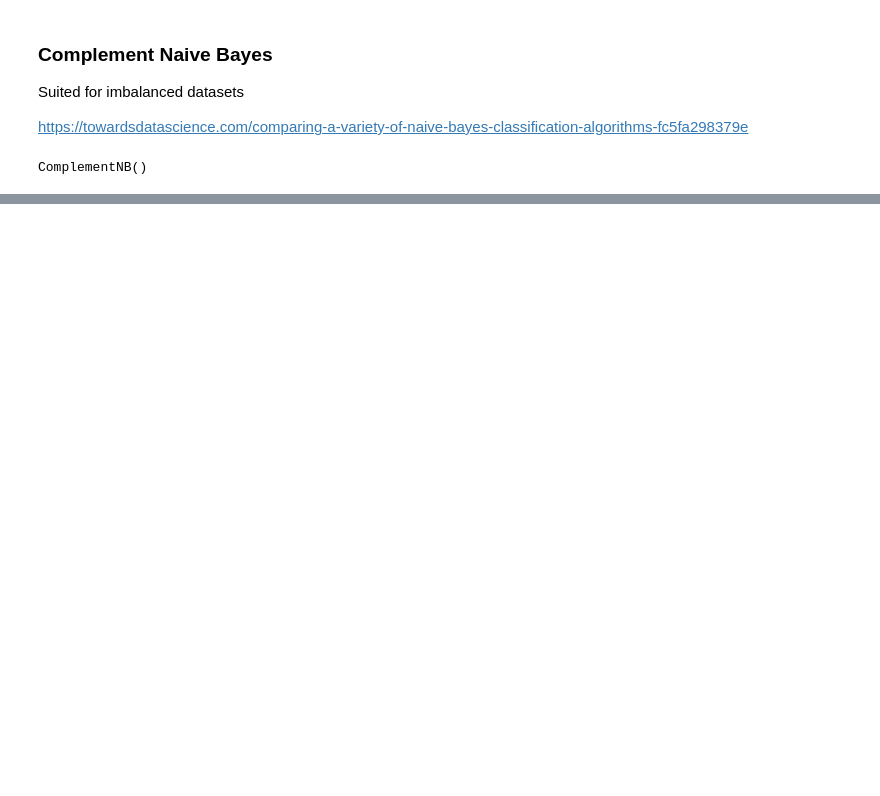
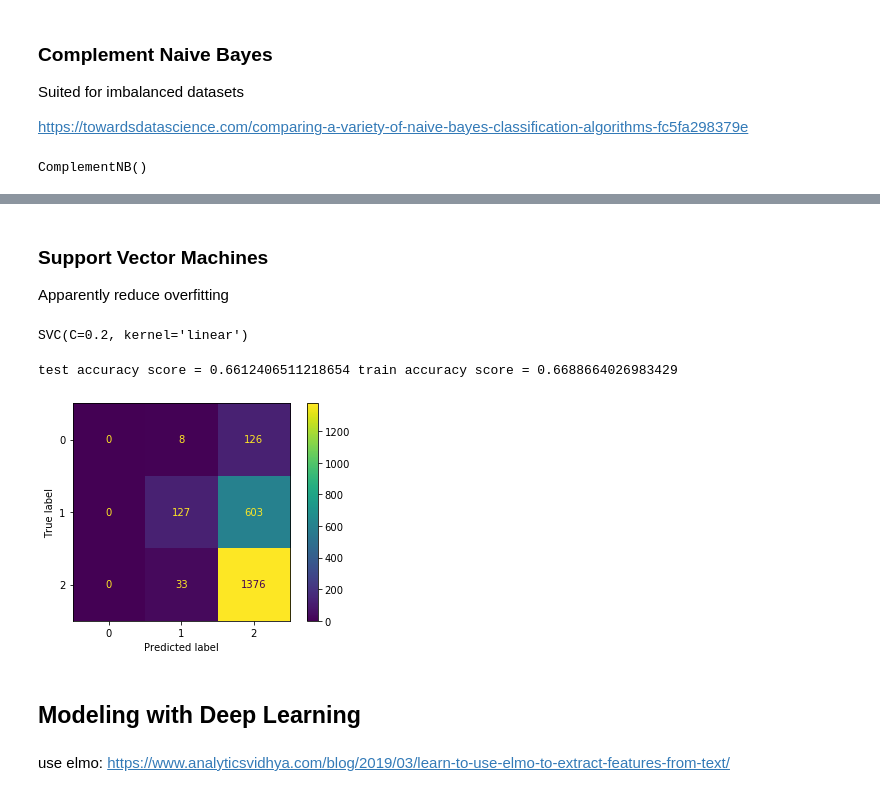
Before and after one commit to christisarv/NLP-sentiment-analysis, a Jupyter notebook: Data Exploration Notebook.ipynb, the cells around one changed output, grey strips where cells are left out. Drawn from its saved outputs; the diff is of its cells as text; code cells hidden in the pictures; blank space fills up the shorter version.

Commit message:
more modeling

```diff
--- a/Data Exploration Notebook.ipynb
+++ b/Data Exploration Notebook.ipynb
@@ -344,7 +398,4 @@ X_test_count = count_vectorizer.transform(X_test)
 nb_classifier = MultinomialNB()
 
 nb_classifier.fit(X_train_count, y_train)
-
-train_preds = nb_classifier.predict(X_train_count)
-test_preds = nb_classifier.predict(X_test_count)
 # %% [output]
@@ -359,0 +403,9 @@ plot_confusion_matrix(nb_classifier, X_test_count, y_test)
+# %%
+def score(clf, X_train, y_train, X_test, y_test):
+    train_preds = clf.predict(X_train)
+    test_preds = clf.predict(X_test)
+    train_score = accuracy_score(y_train, train_preds)
+    test_score = accuracy_score(y_test, test_preds)
+    print('test accuracy score =', test_score,
+          'train accuracy score =', train_score)
+    plot_confusion_matrix(clf, X_test, y_test)
@@ -428,0 +471,18 @@ plot_confusion_matrix(cnb, tfidf_test, y_test)
+# %% [markdown]
+### Support Vector Machines
+
+Apparently reduce overfitting
+# %%
+from sklearn.svm import SVC
+
+svc_clf = SVC(kernel='linear', C=0.2)
+svc_clf.fit(tfidf_train, y_train)
+# %% [output]
+SVC(C=0.2, kernel='linear')
+# %%
+score(svc_clf, tfidf_train, y_train, tfidf_test, y_test)
+# %% [output]
+test accuracy score = 0.6612406511218654 train accuracy score = 0.6688664026983429
+[figure, added]
+# %% [markdown]
+## Modeling with Deep Learning
@@ -428,0 +491,2 @@ plot_confusion_matrix(cnb, tfidf_test, y_test)
+# %% [markdown]
+use elmo: https://www.analyticsvidhya.com/blog/2019/03/learn-to-use-elmo-to-extract-features-from-text/
```
Also changed, not shown: parts of 23 cells of this notebook.
